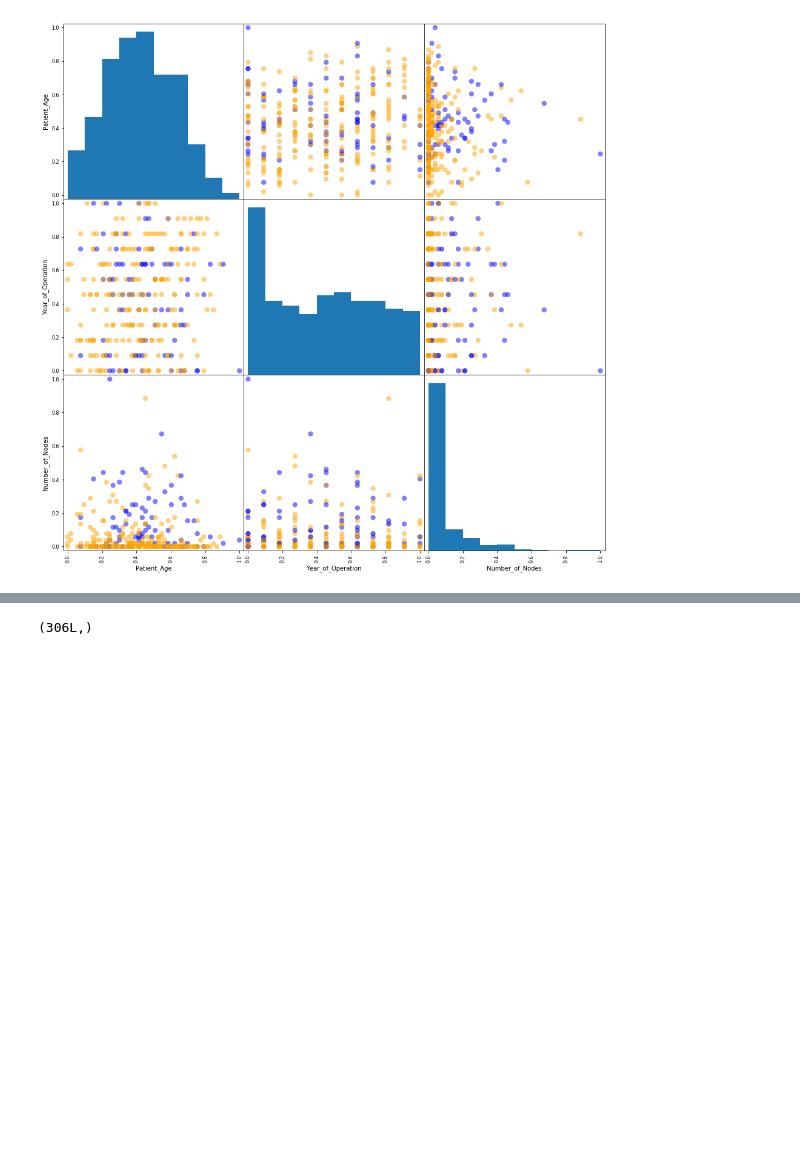
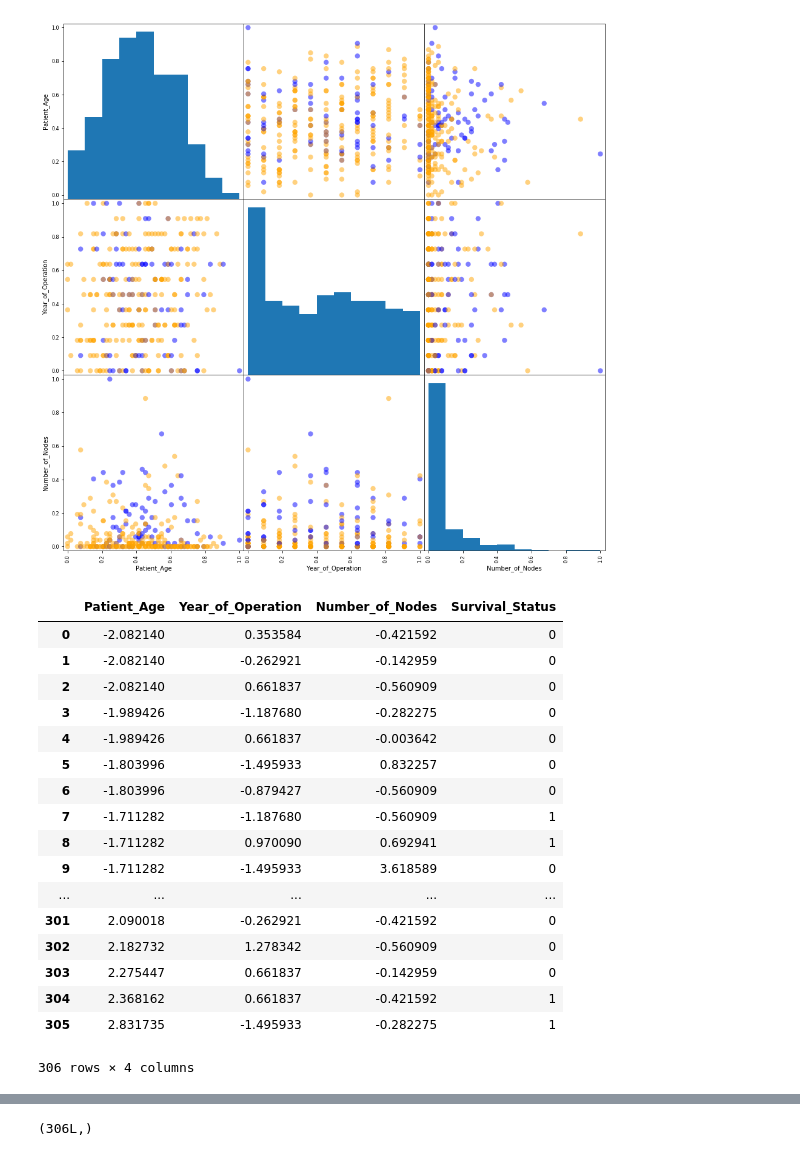
Before and after one commit to S3688570/Prediction-of-Breast-Cancer, a Jupyter notebook: Assignment2.ipynb, the cells around one changed output, grey strips where cells are left out. Drawn from its saved outputs; the diff is of its cells as text; code cells hidden in the pictures; blank space fills up the shorter version.

```diff
--- a/Assignment2.ipynb
+++ b/Assignment2.ipynb
@@ -567,5 +586,27 @@ plt.show
 # %% [output]
 <function matplotlib.pyplot.show>
 [figure]
+# %%
+df_std['Survival_Status']= survival['Survival_Status']
+df_std
+# %% [output]
+|  | Patient_Age | Year_of_Operation | Number_of_Nodes | Survival_Status |
+| 0 | -2.082140 | 0.353584 | -0.421592 | 0 |
+| 1 | -2.082140 | -0.262921 | -0.142959 | 0 |
+| 2 | -2.082140 | 0.661837 | -0.560909 | 0 |
+| 3 | -1.989426 | -1.187680 | -0.282275 | 0 |
+| 4 | -1.989426 | 0.661837 | -0.003642 | 0 |
+| 5 | -1.803996 | -1.495933 | 0.832257 | 0 |
+| 6 | -1.803996 | -0.879427 | -0.560909 | 0 |
+| 7 | -1.711282 | -1.187680 | -0.560909 | 1 |
+| 8 | -1.711282 | 0.970090 | 0.692941 | 1 |
+| 9 | -1.711282 | -1.495933 | 3.618589 | 0 |
+| ... | ... | ... | ... | ... |
+| 301 | 2.090018 | -0.262921 | -0.421592 | 0 |
+| 302 | 2.182732 | 1.278342 | -0.560909 | 0 |
+| 303 | 2.275447 | 0.661837 | -0.142959 | 0 |
+| 304 | 2.368162 | 0.661837 | -0.421592 | 1 |
+| 305 | 2.831735 | -1.495933 | -0.282275 | 1 |
+306 rows × 4 columns
 # %%
 #K Nearest Neighbors Classifier
```
Also changed, not shown: parts of 45 cells of this notebook.
